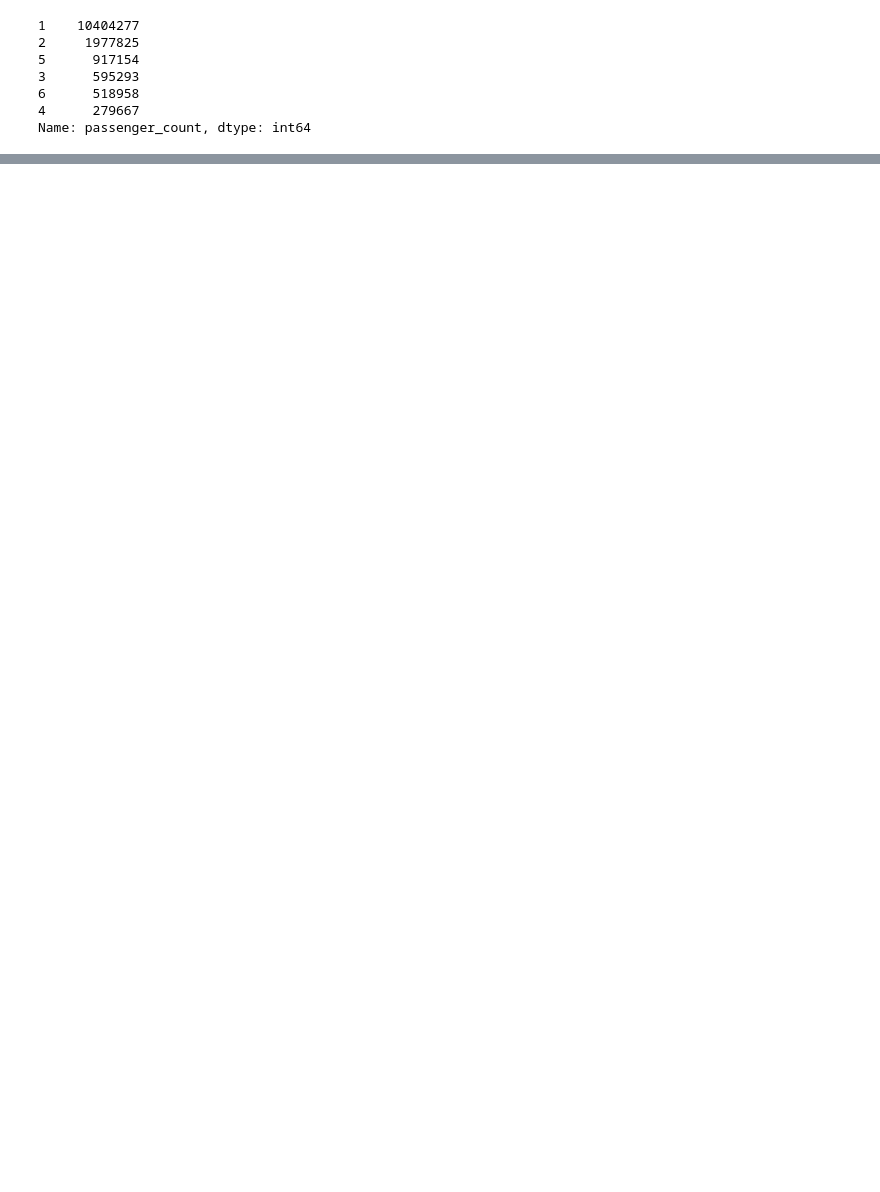
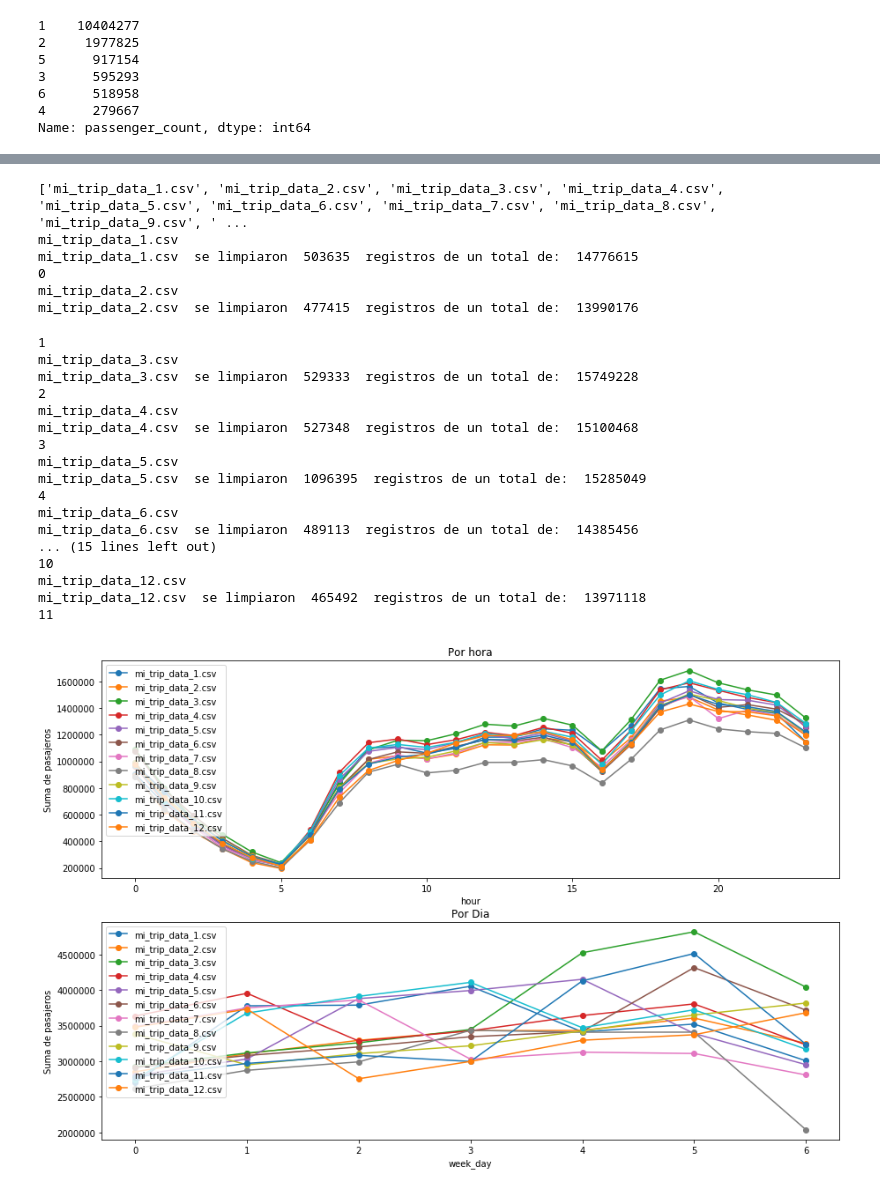
Before and after one commit to htapiagroup/sistemas-distribuidos-evaluacion-intersemestral-rafaflo, a Jupyter notebook: examen_medio_sd2.ipynb, the cells around one changed output, grey strips where cells are left out. Saved outputs shown, nothing was run; the diff lists cells and outputs as text; code cells hidden in the pictures; blank space fills up the shorter version.

```diff
--- a/examen_medio_sd2.ipynb
+++ b/examen_medio_sd2.ipynb
@@ -274,0 +364,3 @@ tuple
+# %%
+%%time
+df=dd.read_csv("trip_data_1.csv",assume_missing=True)
@@ -274,0 +405,4 @@ tuple
+# %%
+df['pickup_datetime']=dd.to_datetime(df['pickup_datetime'])
+df['dropoff_datetime']=dd.to_datetime(df['dropoff_datetime'])
+df['duracion'] = (df.dropoff_datetime - df.pickup_datetime).dt.seconds
@@ -274,0 +731,5 @@ tuple
+# %%
+best_taxis=pd.Series([])
+for i in range(0,120,10):
+  print(taxis_todos.index[i],'--',taxis_todos[i])
+  best_taxis[i//10+1]=taxis_todos.index[i]
@@ -274,0 +770,57 @@ tuple
+# %%
+def abre_archivoPD (nombre):
+  return pd.read_csv(nombre)
+# %%
+import matplotlib.pyplot as plt
+plantilla='mi_trip_data_{:d}.csv'
+archivos = [plantilla.format(k) for k in range(1,13)]
+print(archivos)
+for i in range(0,12):
+  print(archivos[i])
+  df=abre_archivoPD(archivos[i])
+  df=depurado(df,archivos[i])
+  df['pickup_datetime']=pd.to_datetime(df['pickup_datetime'])
+  df['dropoff_datetime']=pd.to_datetime(df['dropoff_datetime'])
+  df['hour']=df['pickup_datetime'].dt.hour
+  df['week_day']=df['pickup_datetime'].dt.weekday
+  porhora=df.groupby('hour')
+  resultado_pasajerosH=porhora['passenger_count'].sum()
+  plt.subplot(2,1,1)
+  resultado_pasajerosH.plot.line(style="-o",figsize=(15,10),label=archivos[i])
+  plt.ylabel("Suma de pasajeros")
+  plt.title('Por hora')
+  plt.legend(loc="upper left")
+  porweekday=df.groupby('week_day')
+  resultado_pasajerosD=porweekday['passenger_count'].sum()
+  plt.subplot(2,1,2)
+  resultado_pasajerosD.plot.line(style="-o",figsize=(15,10),label=archivos[i])
+  plt.ylabel("Suma de pasajeros")
+  plt.title('Por Dia')
+ # plt.Figure(2)
+  plt.legend(loc="upper left")
+  print(i)
+# %% [output]
+['mi_trip_data_1.csv', 'mi_trip_data_2.csv', 'mi_trip_data_3.csv', 'mi_trip_data_4.csv', 'mi_trip_data_5.csv', 'mi_trip_data_6.csv', 'mi_trip_data_7.csv', 'mi_trip_data_8.csv', 'mi_trip_data_9.csv', ' ...
+mi_trip_data_1.csv
+mi_trip_data_1.csv  se limpiaron  503635  registros de un total de:  14776615
+0
+mi_trip_data_2.csv
+mi_trip_data_2.csv  se limpiaron  477415  registros de un total de:  13990176
+1
+mi_trip_data_3.csv
+mi_trip_data_3.csv  se limpiaron  529333  registros de un total de:  15749228
+2
+mi_trip_data_4.csv
+mi_trip_data_4.csv  se limpiaron  527348  registros de un total de:  15100468
+3
+mi_trip_data_5.csv
+mi_trip_data_5.csv  se limpiaron  1096395  registros de un total de:  15285049
+4
+mi_trip_data_6.csv
+mi_trip_data_6.csv  se limpiaron  489113  registros de un total de:  14385456
+... (15 lines left out)
+10
+mi_trip_data_12.csv
+mi_trip_data_12.csv  se limpiaron  465492  registros de un total de:  13971118
+11
+[figure, added]
```
Also changed, not shown: parts of 52 cells of this notebook.
